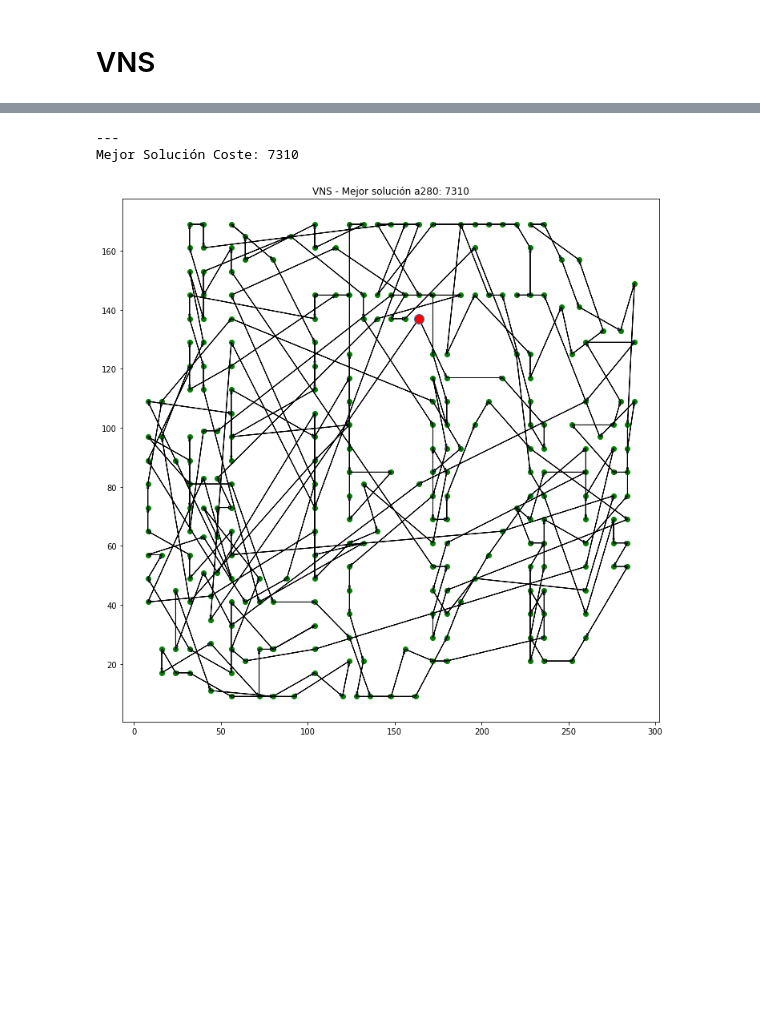
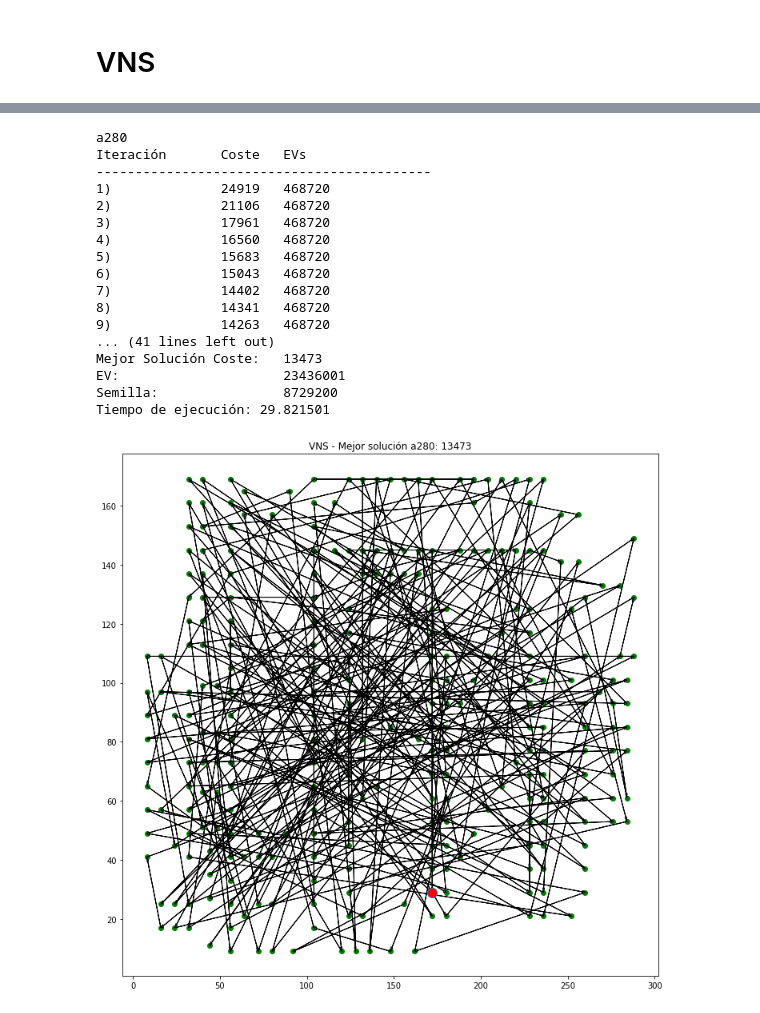
Before and after one commit to VictorNarov/AlgoritmosTrayectoriaTSP, a Jupyter notebook: 7 MultiArranque.ipynb, the cells around one changed output, grey strips where cells are left out. Cells and saved outputs as stored; diff of their text form; code cells hidden in the pictures; blank space fills up the shorter version.

```diff
--- a/7 MultiArranque.ipynb
+++ b/7 MultiArranque.ipynb
@@ -4,6 +4,8 @@
 # %%
 import import_ipynb
 from algoritmos import *
+
+semilla = random.randint(0,9999999)
 # %% [output]
 importing Jupyter notebook from algoritmos.ipynb
 # %% [markdown]
@@ -194,16 +348,40 @@ Mejor Solución Coste: 11187
 # %%
 fichero = "a280"
+print(fichero)
 #,"a280","p654","vm1084","vm1748"
 nodos = leeFichero(fichero)
 distancias = getMDistancias(nodos)
 numNodos = len(distancias[1])
 
-[mejorCamino, mejorCoste]  = VNS(distancias, random.randint(0,9999999))
+t = time.time()
 
-print("---\nMejor Solución Coste: %i" % mejorCoste)
+[mejorCamino, mejorCoste, ev]  = VNS(distancias, semilla, True)
+
+elapsed = time.time() - t
+
+print("Mejor Solución Coste:\t%i" % mejorCoste)
+print("EV:\t\t\t%i" % ev)
+print("Semilla:\t\t%i" % semilla)
+print("Tiempo de ejecución: %f\n" % elapsed )
+
 titulo = "VNS" + " - Mejor solución " + fichero + ": " + str(mejorCoste)
 pintaCamino(mejorCamino, nodos, titulo)
 # %% [output]
----
-Mejor Solución Coste: 7310
+a280
+Iteración       Coste   EVs
+-------------------------------------------
+1)              24919   468720
+2)              21106   468720
+3)              17961   468720
+4)              16560   468720
+5)              15683   468720
+6)              15043   468720
+7)              14402   468720
+8)              14341   468720
+9)              14263   468720
+... (41 lines left out)
+Mejor Solución Coste:   13473
+EV:                     23436001
+Semilla:                8729200
+Tiempo de ejecución: 29.821501
-[figure, old version]
+[figure, new version]
```
Also changed, not shown: parts of 8 cells of this notebook, 3 other files.
